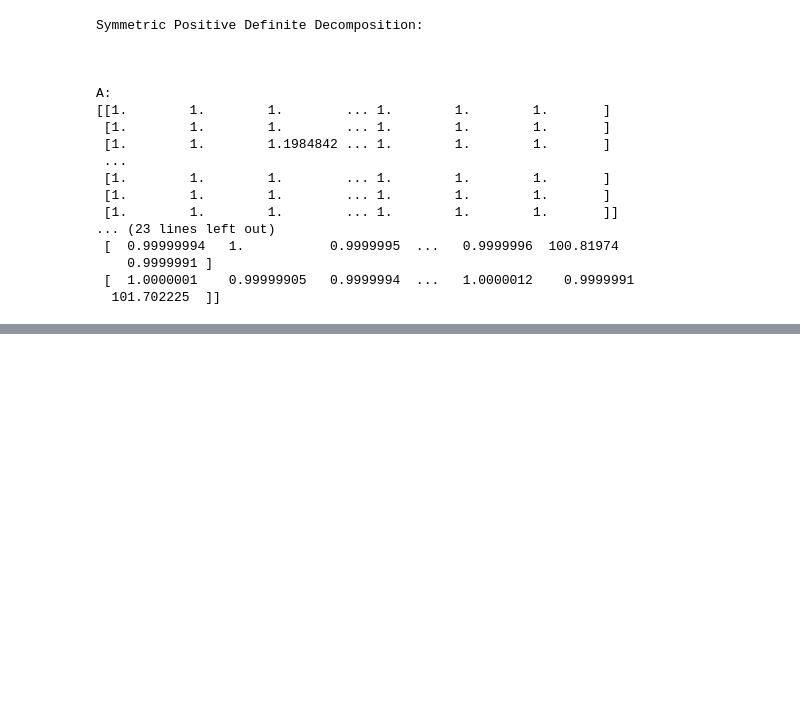
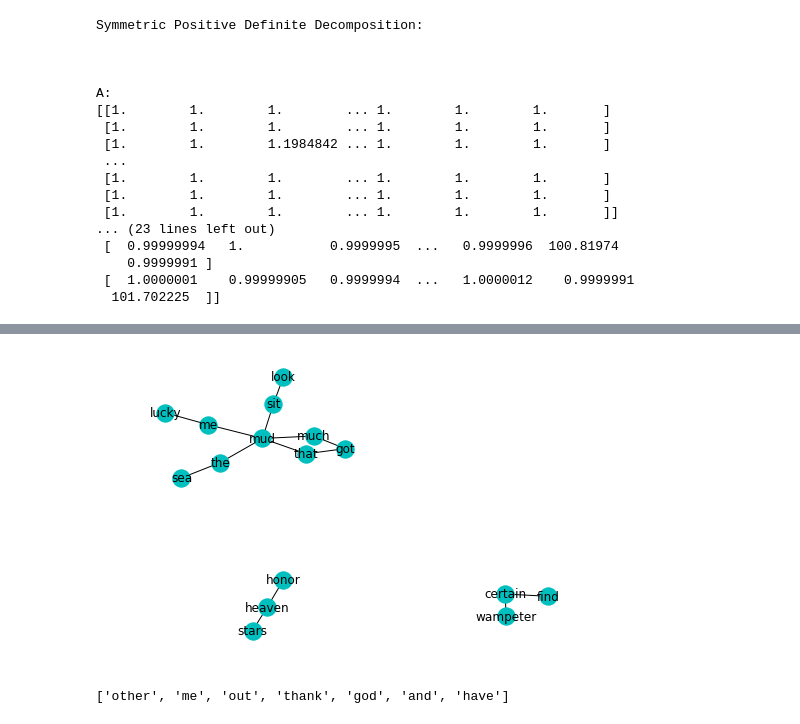
Before and after one commit to browlm13/news_source_scraping, a Jupyter notebook: Co-occurence_matrix_builder_v2.ipynb, the cells around one changed output, grey strips where cells are left out. Saved outputs shown, nothing was run; the diff lists cells and outputs as text; code cells hidden in the pictures; blank space fills up the shorter version.

```diff
--- a/Co-occurence_matrix_builder_v2.ipynb
+++ b/Co-occurence_matrix_builder_v2.ipynb
@@ -367,0 +419,24 @@ term: did
+# %%
+import plotly.plotly as py
+from plotly.graph_objs import *
+import networkx as nx
+
+import matplotlib.pyplot as plt
+
+sample_size = 7
+
+G=nx.Graph()#  G is an empty Graph
+
+random_terms_sample = list(random.sample(corpus_terms, sample_size))
+Nodes= random_terms_sample
+G.add_nodes_from(Nodes)
+Edges= [e for e in edges_related_words_network if e[0] in random_terms_sample]
+G.add_edges_from(Edges)
+
+nx.draw(G, node_color='c',edge_color='k', with_labels=True)
+plt.show()
+
+print(list(random.sample(corpus_terms, sample_size)))
+# %% [output]
+[figure, added]
+['other', 'me', 'out', 'thank', 'god', 'and', 'have']
```
Also changed, not shown: parts of 2 cells of this notebook.
